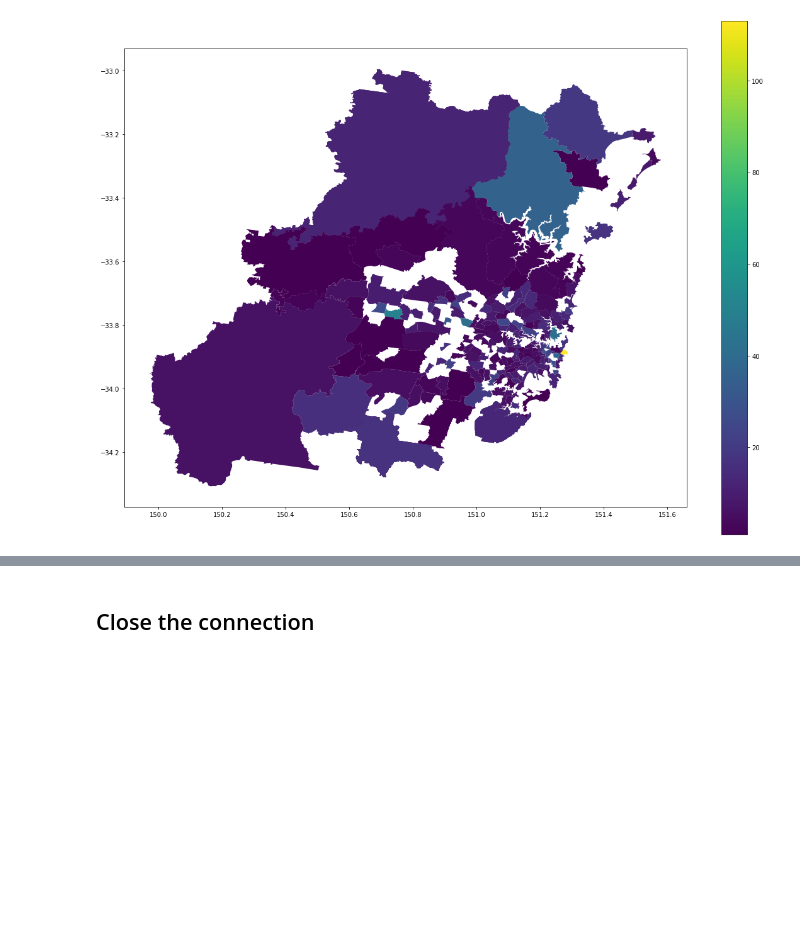
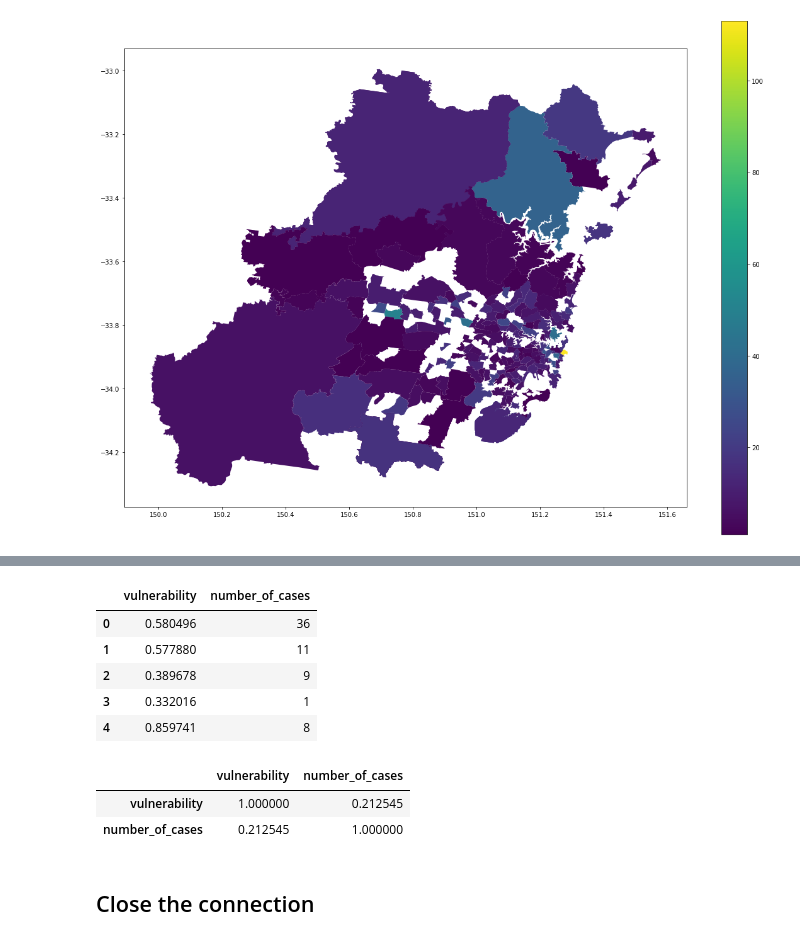
Before and after one commit to Saze10/DATA2901_assignment, a Jupyter notebook: Assignment notebook.ipynb, the cells around one changed output, grey strips where cells are left out. Cells and saved outputs as stored; diff of their text form; code cells hidden in the pictures; blank space fills up the shorter version.

```diff
--- a/Assignment notebook.ipynb
+++ b/Assignment notebook.ipynb
@@ -597,3 +627,26 @@ plt.savefig('covid19_cases.jpg')
+# %%
+cor_df = pd.read_sql_query("""
+SELECT V.vulnerability, C.number_of_cases
+  FROM assignment.vulnerability_score V JOIN
+       covid19_per_area C
+       USING (area_id)
+ LIMIT 5;
+""", conn)
+
+cor_df
+# %% [output]
+|  | vulnerability | number_of_cases |
+| 0 | 0.580496 | 36 |
+| 1 | 0.577880 | 11 |
+| 2 | 0.389678 | 9 |
+| 3 | 0.332016 | 1 |
+| 4 | 0.859741 | 8 |
+# %%
+cor_df.corr()
+# %% [output]
+|  | vulnerability | number_of_cases |
+| vulnerability | 1.000000 | 0.212545 |
+| number_of_cases | 0.212545 | 1.000000 |
 # %% [markdown]
 ## Close the connection
 # %%
```
Also changed, not shown: parts of 8 cells of this notebook.
